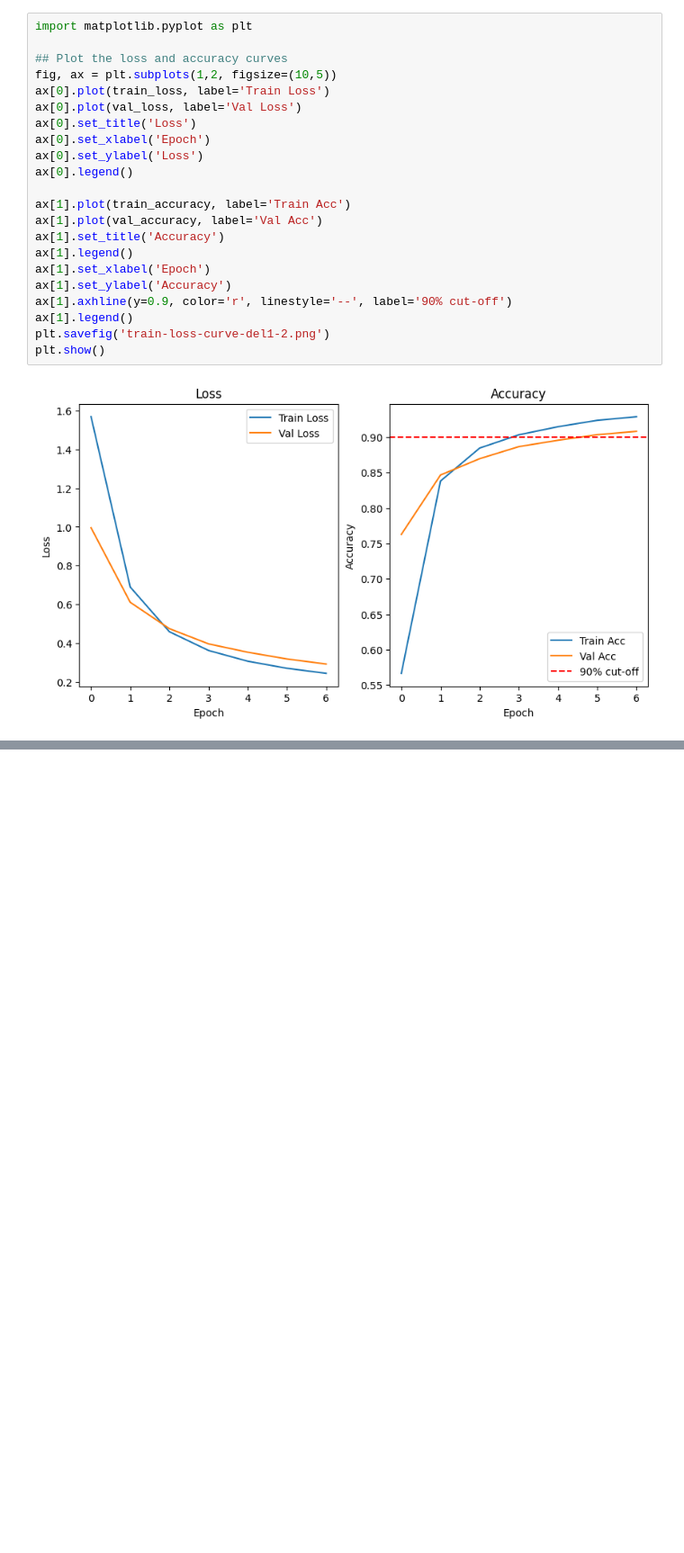
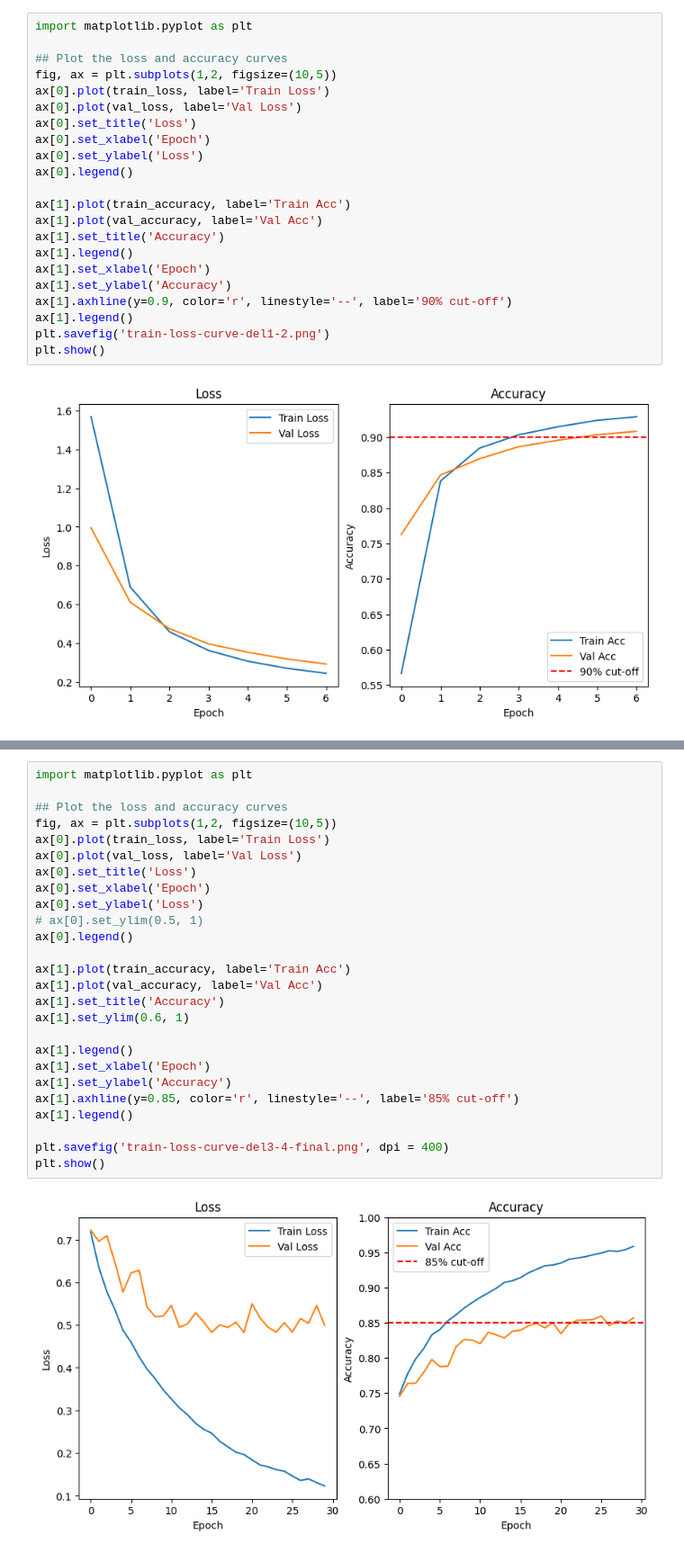
Before and after one commit to Vashistht/Intro_DL, a Jupyter notebook: IDL_HW3/code/test.ipynb, the cells around one changed output, grey strips where cells are left out. Shown: that part at 90% size. Cells and saved outputs as stored; diff of their text form; blank space fills up the shorter version.

```diff
--- a/IDL_HW3/code/test.ipynb
+++ b/IDL_HW3/code/test.ipynb
@@ -186,0 +216,28 @@ plt.show()
+# %%
+import matplotlib.pyplot as plt
+
+## Plot the loss and accuracy curves
+fig, ax = plt.subplots(1,2, figsize=(10,5))
+ax[0].plot(train_loss, label='Train Loss')
+ax[0].plot(val_loss, label='Val Loss')
+ax[0].set_title('Loss')
+ax[0].set_xlabel('Epoch')
+ax[0].set_ylabel('Loss')
+# ax[0].set_ylim(0.5, 1)
+ax[0].legend()
+
+ax[1].plot(train_accuracy, label='Train Acc')
+ax[1].plot(val_accuracy, label='Val Acc')
+ax[1].set_title('Accuracy')
+ax[1].set_ylim(0.6, 1)
+
+ax[1].legend()
+ax[1].set_xlabel('Epoch')
+ax[1].set_ylabel('Accuracy')
+ax[1].axhline(y=0.85, color='r', linestyle='--', label='85% cut-off')
+ax[1].legend()
+
+plt.savefig('train-loss-curve-del3-4-final.png', dpi = 400)
+plt.show()
+# %% [output]
+[figure, added]
```
Also changed, not shown: parts of 7 cells of this notebook, 15 other files.
